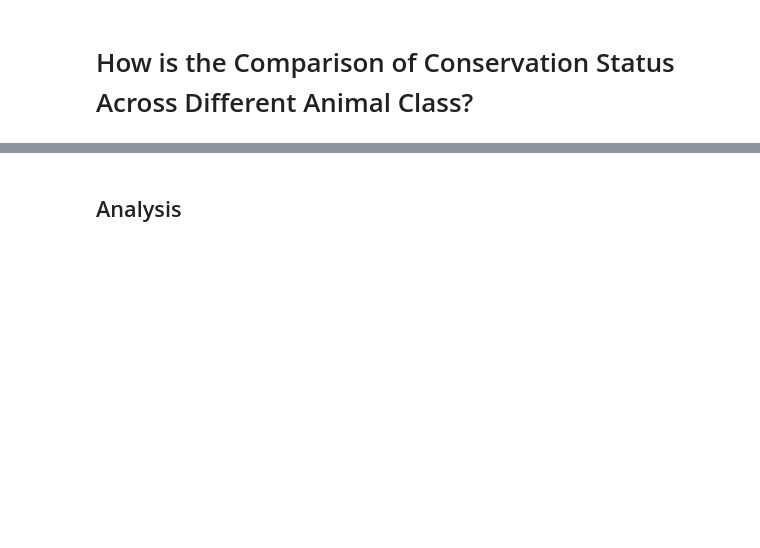
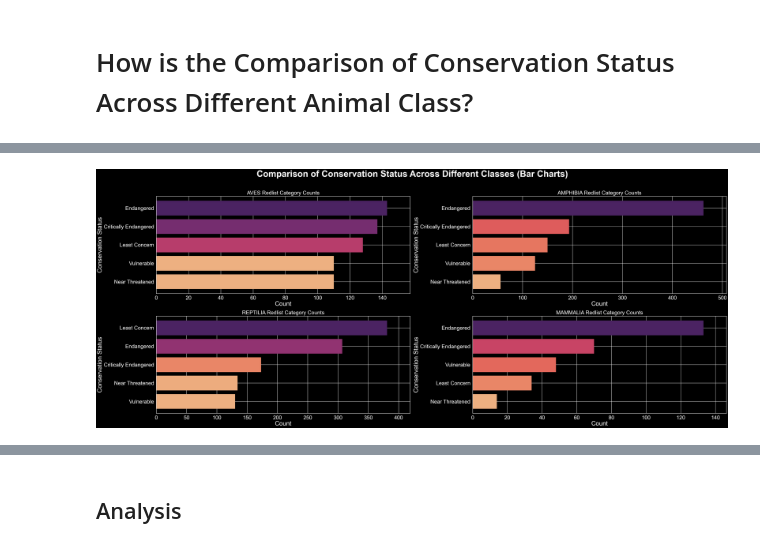
Before and after one commit to JovianSanjaya/2D-Mapping-and-Simulation-Approach, a Jupyter notebook: Hack/analysis.ipynb, the cells around one changed output, grey strips where cells are left out. Cells and saved outputs as stored; diff of their text form; code cells hidden in the pictures; blank space fills up the shorter version.

```diff
--- a/Hack/analysis.ipynb
+++ b/Hack/analysis.ipynb
@@ -470,0 +392,4 @@ plt.show()
+# %%
+anim_class = ['AVES', 'AMPHIBIA', 'REPTILIA', 'MAMMALIA']
+conserve_status = ['Critically Endangered', 'Endangered', 'Vulnerable', 'Least Concern', 'Near Threatened']
+df_first = pd.concat([df_amphibia, df_aves, df_mammalia, df_reptilia], ignore_index=True)
@@ -470,0 +446,61 @@ plt.show()
+# %%
+fig, axs = plt.subplots(2, 2, figsize=(50, 20))
+
+ax1 = axs[0, 0]
+ax2 = axs[0, 1]
+ax3 = axs[1, 0]
+ax4 = axs[1, 1]
+
+# Plotting
+bars_1 = ax1.barh(y_pos_1, values_1, edgecolor='none', color=colors_1)
+bars_2 = ax2.barh(y_pos_2, values_2, edgecolor='none', color=colors_2)
+bars_3 = ax3.barh(y_pos_3, values_3, edgecolor='none', color=colors_3)
+bars_4 = ax4.barh(y_pos_4, values_4, edgecolor='none', color=colors_4)
+
+#Aves
+ax1.invert_yaxis()
+ax1.set_yticks(y_pos_1)
+ax1.set_yticklabels(labels_1)
+ax1.set_title(f'{anim_class[0]} Redlist Category Counts', fontsize=30, pad=10)
+ax1.set_xlabel('Count', fontsize=35)
+ax1.set_ylabel('Conservation Status', fontsize=35)
+ax1.set_xlim(0, values_1.max() * 1.1 if values_1.max() > 0 else 1)
+ax1.tick_params(labelsize=30)
+
+#Amphibia
+ax2.invert_yaxis()
+ax2.set_yticks(y_pos_2)
+ax2.set_yticklabels(labels_2)
+ax2.set_title(f'{anim_class[1]} Redlist Category Counts', fontsize=30, pad=10)
+ax2.set_xlabel('Count', fontsize=35)
+ax2.set_ylabel('Conservation Status', fontsize=35)
+ax2.set_xlim(0, values_2.max() * 1.1 if values_2.max() > 0 else 1)
+ax2.tick_params(labelsize=30)
+
+#Repitilia
+ax3.invert_yaxis()
+ax3.set_yticks(y_pos_3)
+ax3.set_yticklabels(labels_3)
+ax3.set_title(f'{anim_class[2]} Redlist Category Counts', fontsize=30, pad=10)
+ax3.set_xlabel('Count', fontsize=35)
+ax3.set_ylabel('Conservation Status', fontsize=35)
+ax3.set_xlim(0, values_3.max() * 1.1 if values_3.max() > 0 else 1)
+ax3.tick_params(labelsize=30)
+
+#Mammalia
+ax4.invert_yaxis()
+ax4.set_yticks(y_pos_4)
+ax4.set_yticklabels(labels_4)
+ax4.set_title(f'{anim_class[3]} Redlist Category Counts', fontsize=30, pad=10)
+ax4.set_xlabel('Count', fontsize=35)
+ax4.set_ylabel('Conservation Status', fontsize=35)
+ax4.set_xlim(0, values_4.max() * 1.1 if values_4.max() > 0 else 1)
+ax4.tick_params(labelsize=30)
+
+
+fig.suptitle('Comparison of Conservation Status Across Different Classes (Bar Charts)', fontsize=50, y=1.02, fontweight='bold')
+fig.tight_layout()
+
+plt.show()
+# %% [output]
+[figure, added]
```
Also changed, not shown: parts of 15 cells of this notebook, 25 other files.
